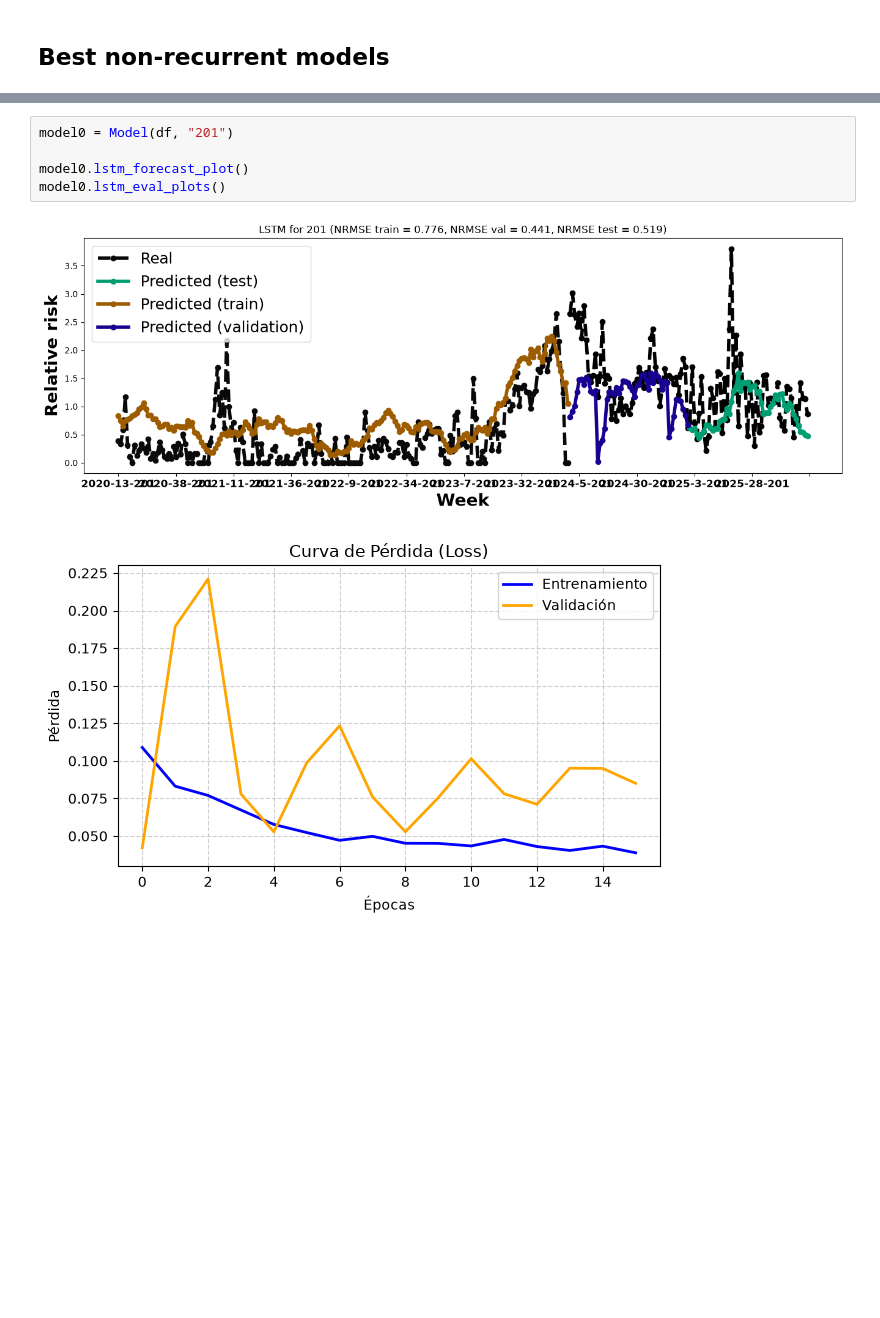
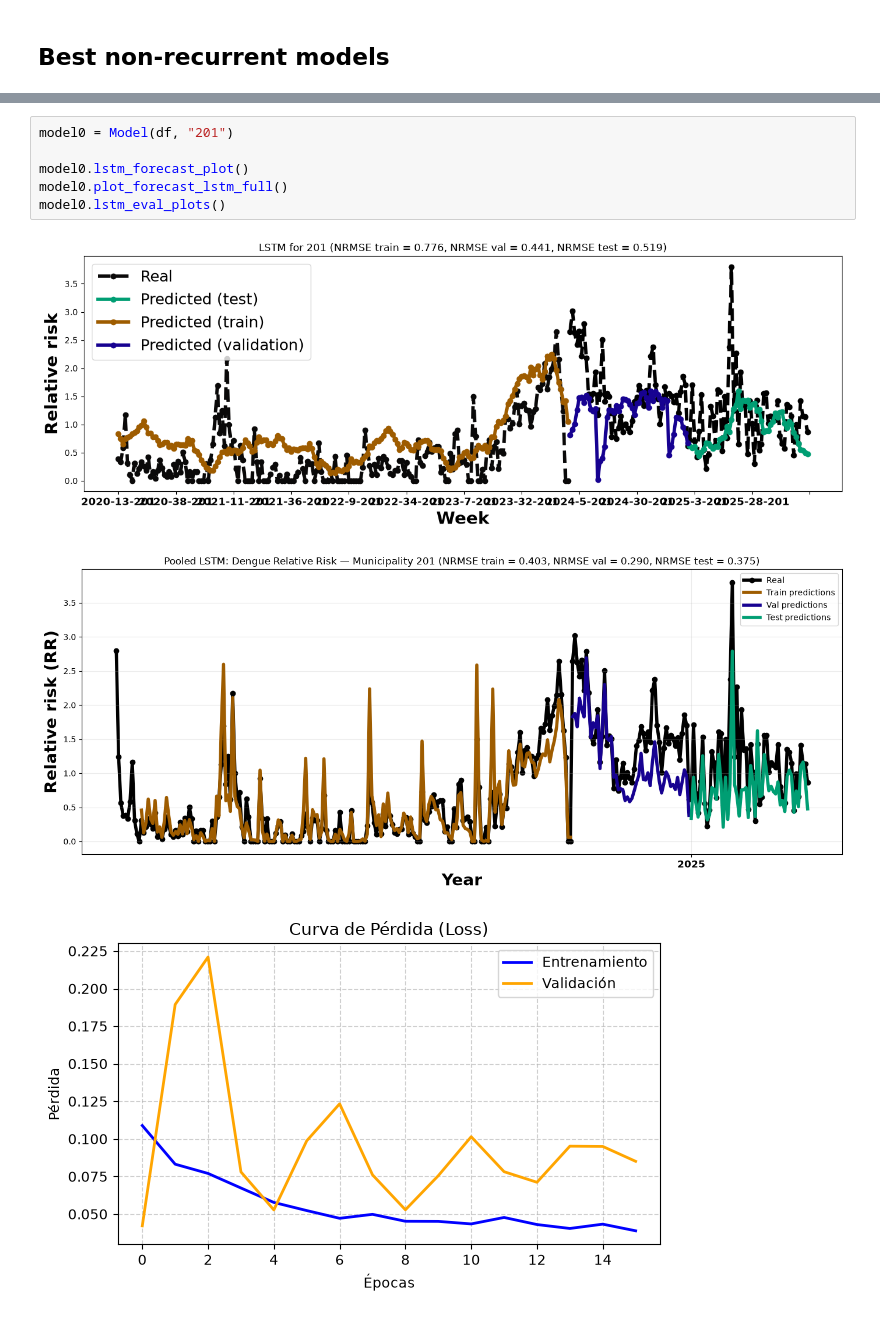
Before and after one commit to artisticlimon/dengue-recurrent-cr, a Jupyter notebook: 0_notebooks/lstm_test.ipynb, the cells around one changed output, grey strips where cells are left out. Cells and saved outputs as stored; diff of their text form; blank space fills up the shorter version.

```diff
--- a/0_notebooks/lstm_test.ipynb
+++ b/0_notebooks/lstm_test.ipynb
@@ -76,11 +86,13 @@ model0.lstm_eval_plots()
 # %%
 model0 = Model(df, "201")
 
 model0.lstm_forecast_plot()
+model0.plot_forecast_lstm_full()
 model0.lstm_eval_plots()
 # %% [output]
 [figure]
-[figure, old version]
+[figure, new version]
+[figure, added]
 # %%
 model0 = Model(df, "110")
 
```
Also changed, not shown: parts of 12 cells of this notebook.
